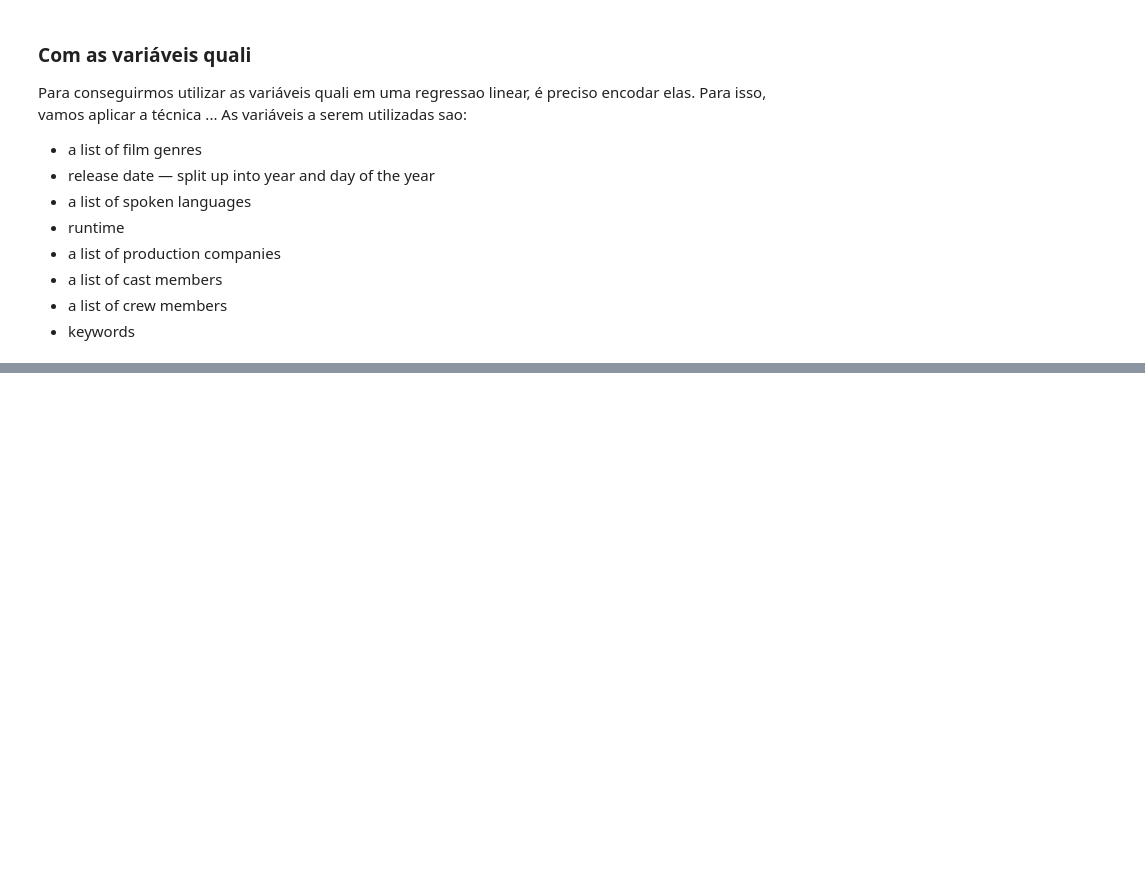
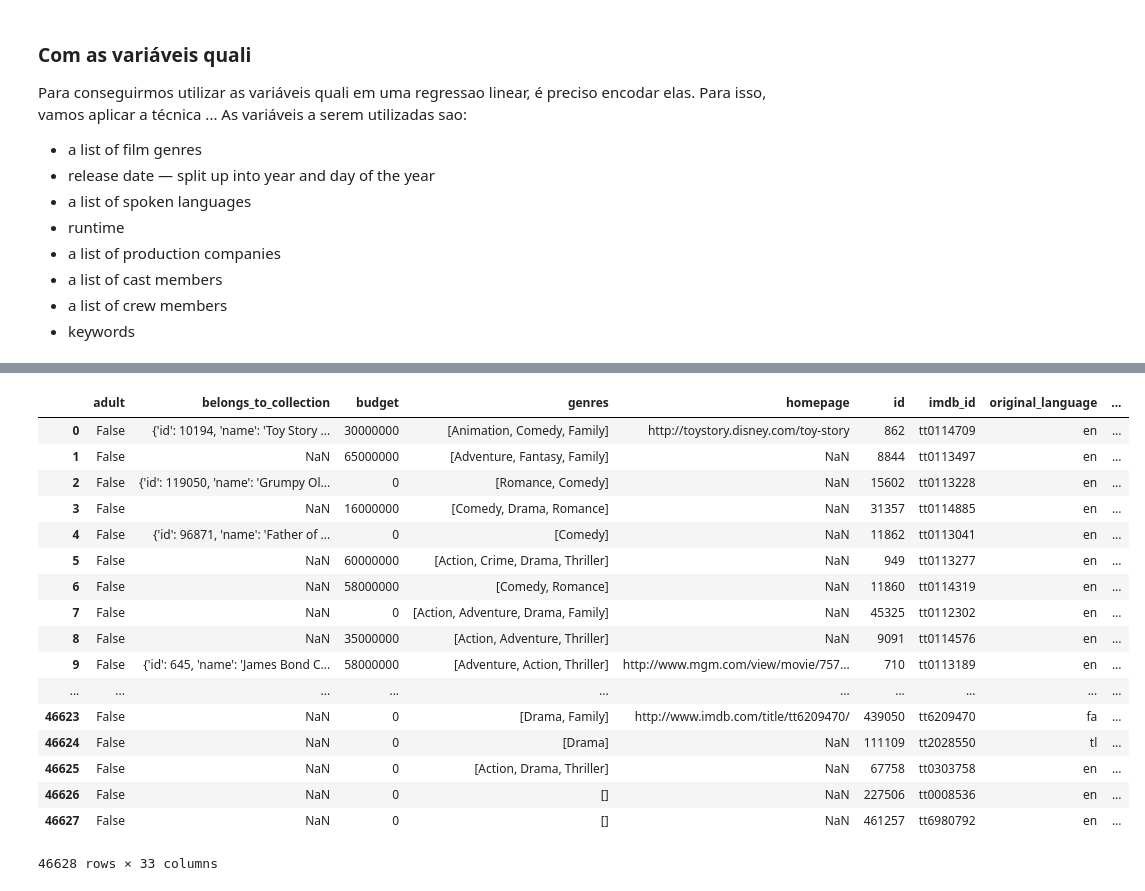
Before and after one commit to beatrizcf2/Classificador_Filmes, a Jupyter notebook: Recomendador_Filmes_Organizado.ipynb, the cells around one changed output, grey strips where cells are left out. Saved outputs shown, nothing was run; the diff lists cells and outputs as text; code cells hidden in the pictures; blank space fills up the shorter version.

Commit message:
cast crew keywords

```diff
--- a/Recomendador_Filmes_Organizado.ipynb
+++ b/Recomendador_Filmes_Organizado.ipynb
@@ -564,0 +598,30 @@ met.loc[:,'week'] = week.dropna().astype(int)
+# %%
+metadados['director'] = metadados['crew'].apply(get_director)
+# %%
+metadados['cast'] = metadados['cast'].apply(lambda x: [i['name'] for i in x] if isinstance(x, list) else [])
+metadados['cast'] = metadados['cast'].apply(lambda x: x[:3] if len(x) >=3 else x)
+# %%
+metadados['keywords'] = metadados['keywords'].apply(lambda x: [i['name'] for i in x] if isinstance(x, list) else [])
+# %%
+metadados['genres'] = metadados['genres'].fillna('[]').apply(literal_eval).apply(lambda x: [i['name'] for i in x] if isinstance(x, list) else [])
+# %%
+metadados
+# %% [output]
+|  | adult | belongs_to_collection | budget | genres | homepage | id | imdb_id | original_language | ... |
+| 0 | False | {'id': 10194, 'name': 'Toy Story ... | 30000000 | [Animation, Comedy, Family] | http://toystory.disney.com/toy-story | 862 | tt0114709 | en | ... |
+| 1 | False | NaN | 65000000 | [Adventure, Fantasy, Family] | NaN | 8844 | tt0113497 | en | ... |
+| 2 | False | {'id': 119050, 'name': 'Grumpy Ol... | 0 | [Romance, Comedy] | NaN | 15602 | tt0113228 | en | ... |
+| 3 | False | NaN | 16000000 | [Comedy, Drama, Romance] | NaN | 31357 | tt0114885 | en | ... |
+| 4 | False | {'id': 96871, 'name': 'Father of ... | 0 | [Comedy] | NaN | 11862 | tt0113041 | en | ... |
+| 5 | False | NaN | 60000000 | [Action, Crime, Drama, Thriller] | NaN | 949 | tt0113277 | en | ... |
+| 6 | False | NaN | 58000000 | [Comedy, Romance] | NaN | 11860 | tt0114319 | en | ... |
+| 7 | False | NaN | 0 | [Action, Adventure, Drama, Family] | NaN | 45325 | tt0112302 | en | ... |
+| 8 | False | NaN | 35000000 | [Action, Adventure, Thriller] | NaN | 9091 | tt0114576 | en | ... |
+| 9 | False | {'id': 645, 'name': 'James Bond C... | 58000000 | [Adventure, Action, Thriller] | http://www.mgm.com/view/movie/757... | 710 | tt0113189 | en | ... |
+| ... | ... | ... | ... | ... | ... | ... | ... | ... | ... |
+| 46623 | False | NaN | 0 | [Drama, Family] | http://www.imdb.com/title/tt6209470/ | 439050 | tt6209470 | fa | ... |
+| 46624 | False | NaN | 0 | [Drama] | NaN | 111109 | tt2028550 | tl | ... |
+| 46625 | False | NaN | 0 | [Action, Drama, Thriller] | NaN | 67758 | tt0303758 | en | ... |
+| 46626 | False | NaN | 0 | [] | NaN | 227506 | tt0008536 | en | ... |
+| 46627 | False | NaN | 0 | [] | NaN | 461257 | tt6980792 | en | ... |
+46628 rows × 33 columns
```
Also changed, not shown: parts of 28 cells of this notebook, 2 other files.
